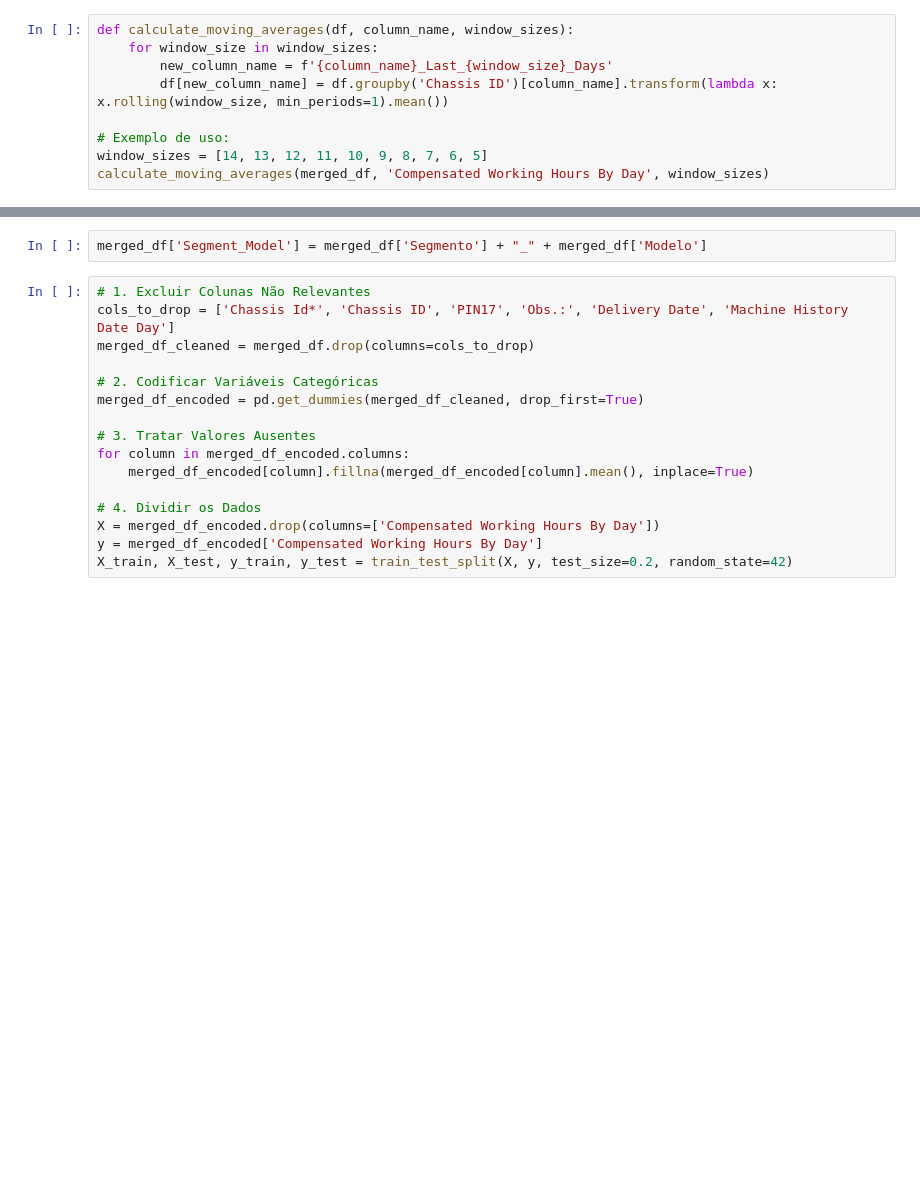
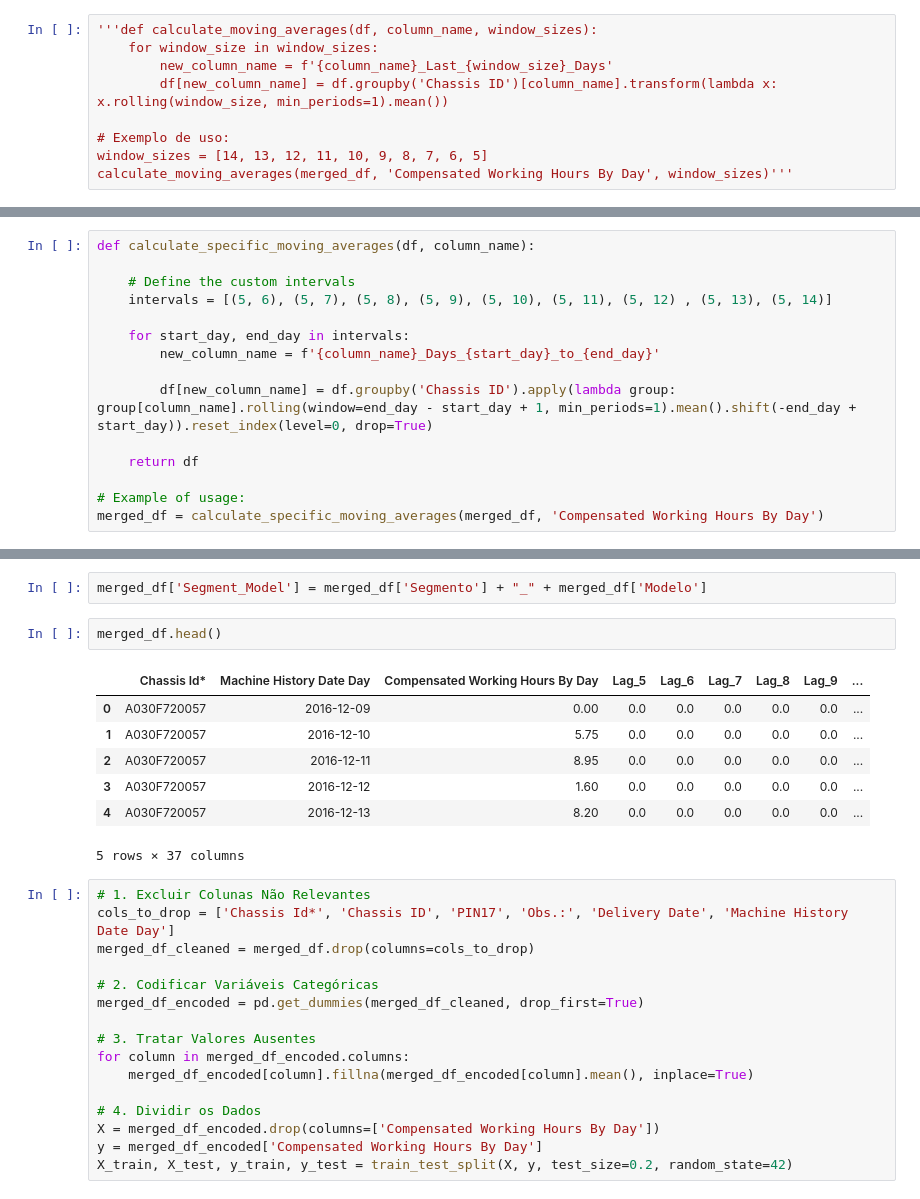
Before and after one commit to jorgelpbarretob/Master-Sirius, a Jupyter notebook: Módulo 3 - Design de Experimentos e Deep Learning/Desafio Volvo/Volvo_Jorge.ipynb, the cells around one changed output, grey strips where cells are left out. Cells and saved outputs as stored; diff of their text form; blank space fills up the shorter version.

```diff
--- a/Módulo 3 - Design de Experimentos e Deep Learning/Desafio Volvo/Volvo_Jorge.ipynb
+++ b/Módulo 3 - Design de Experimentos e Deep Learning/Desafio Volvo/Volvo_Jorge.ipynb
@@ -377,11 +379,11 @@ Podemos calcular estatísticas como média, mediana, e soma das horas trabalhada
 #merged_df['Average_Hours_Last_6_Days'] = merged_df.groupby('Chassis ID')['Compensated Working Hours By Day'].transform(lambda x: x.rolling(6, 1).mean())
 #merged_df['Average_Hours_Last_5_Days'] = merged_df.groupby('Chassis ID')['Compensated Working Hours By Day'].transform(lambda x: x.rolling(5, 1).mean())
 # %%
-def calculate_moving_averages(df, column_name, window_sizes):
+'''def calculate_moving_averages(df, column_name, window_sizes):
     for window_size in window_sizes:
         new_column_name = f'{column_name}_Last_{window_size}_Days'
         df[new_column_name] = df.groupby('Chassis ID')[column_name].transform(lambda x: x.rolling(window_size, min_periods=1).mean())
 
 # Exemplo de uso:
 window_sizes = [14, 13, 12, 11, 10, 9, 8, 7, 6, 5]
-calculate_moving_averages(merged_df, 'Compensated Working Hours By Day', window_sizes)
+calculate_moving_averages(merged_df, 'Compensated Working Hours By Day', window_sizes)'''
@@ -388,3 +392,18 @@ calculate_moving_averages(merged_df, 'Compensated Working Hours By Day', window_
+# %%
+def calculate_specific_moving_averages(df, column_name):
+
+    # Define the custom intervals
+    intervals = [(5, 6), (5, 7), (5, 8), (5, 9), (5, 10), (5, 11), (5, 12) , (5, 13), (5, 14)]
+
+    for start_day, end_day in intervals:
+        new_column_name = f'{column_name}_Days_{start_day}_to_{end_day}'
+
+        df[new_column_name] = df.groupby('Chassis ID').apply(lambda group: group[column_name].rolling(window=end_day - start_day + 1, min_periods=1).mean().shift(-end_day + start_day)).reset_index(level=0, drop=True)
+
+    return df
+
+# Example of usage:
+merged_df = calculate_specific_moving_averages(merged_df, 'Compensated Working Hours By Day')
 # %% [markdown]
 3. Agrupar e Agregar
 Vamos criar características que representem a média de horas trabalhadas agrupadas por "País" e "Dealer".
@@ -396,6 +415,16 @@ merged_df['Average_Hours_By_Dealer'] = merged_df.groupby('Dealer')['Compensated
 Vamos criar uma nova característica que combina "Segmento" e "Modelo".
 # %%
 merged_df['Segment_Model'] = merged_df['Segmento'] + "_" + merged_df['Modelo']
+# %%
+merged_df.head()
+# %% [output]
+|  | Chassis Id* | Machine History Date Day | Compensated Working Hours By Day | Lag_5 | Lag_6 | Lag_7 | Lag_8 | Lag_9 | ... |
+| 0 | A030F720057 | 2016-12-09 | 0.00 | 0.0 | 0.0 | 0.0 | 0.0 | 0.0 | ... |
+| 1 | A030F720057 | 2016-12-10 | 5.75 | 0.0 | 0.0 | 0.0 | 0.0 | 0.0 | ... |
+| 2 | A030F720057 | 2016-12-11 | 8.95 | 0.0 | 0.0 | 0.0 | 0.0 | 0.0 | ... |
+| 3 | A030F720057 | 2016-12-12 | 1.60 | 0.0 | 0.0 | 0.0 | 0.0 | 0.0 | ... |
+| 4 | A030F720057 | 2016-12-13 | 8.20 | 0.0 | 0.0 | 0.0 | 0.0 | 0.0 | ... |
+5 rows × 37 columns
 # %%
 # 1. Excluir Colunas Não Relevantes
 cols_to_drop = ['Chassis Id*', 'Chassis ID', 'PIN17', 'Obs.:', 'Delivery Date', 'Machine History Date Day']
```
Also changed, not shown: parts of 15 cells of this notebook.
